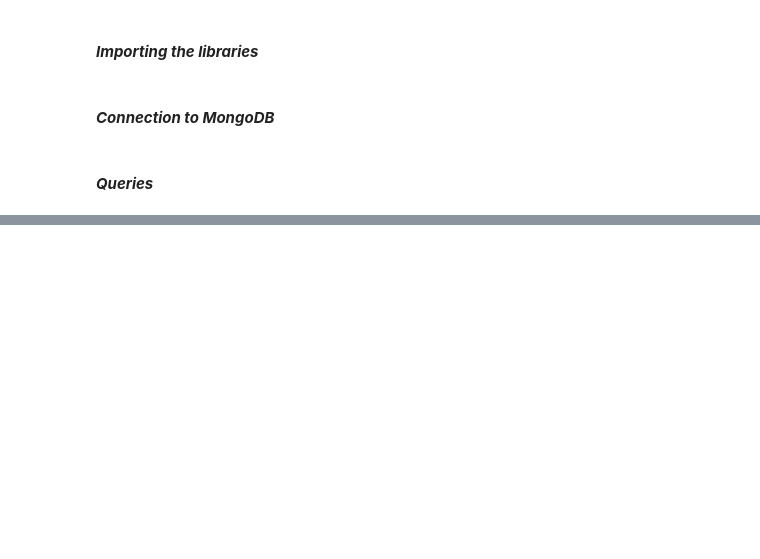
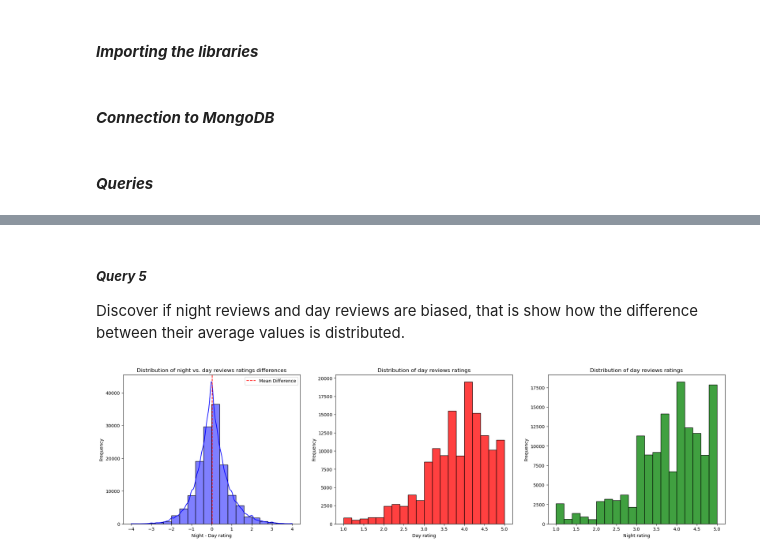
Before and after one commit to Vitali-Matteo/SMBUD-Project, a Jupyter notebook: Queries.ipynb, the cells around one changed output, grey strips where cells are left out. Drawn from its saved outputs; the diff is of its cells as text; code cells hidden in the pictures; blank space fills up the shorter version.

Commit message:
Implemented query 4 & 5

```diff
--- a/Queries.ipynb
+++ b/Queries.ipynb
@@ -199,0 +552,3 @@ localCompetition -0.017127     0.834322          1.000000
+# %% [markdown]
+##### ***Query 5***
+Discover if night reviews and day reviews are biased, that is show how the difference between their average values is distributed.
@@ -199,0 +628,35 @@ localCompetition -0.017127     0.834322          1.000000
+# %%
+#Merge the two DFs basing on "user_id" column
+df = pd.merge(day_reviews, night_reviews, on = "user_id", how = "inner")
+
+#Select a representative sample (users who have written at least 4 reviews in day hours and 2 in night hours)
+repr = df.where((df["num_day_reviews"] >= 4) &
+                (df["num_night_reviews"] >= 2))
+
+diff = repr["avg_day_ratings"] - repr["avg_night_ratings"]
+
+fig, axs = plt.subplots(1, 3, figsize = (24, 6))
+
+#Histogram for night - day reviews ratings
+sns.histplot(diff, kde = True, bins = 20, color = "blue", ax = axs[0])
+axs[0].axvline(diff.mean(), color = "red", linestyle = "--", label = "Mean Difference")
+axs[0].set_title("Distribution of night vs. day reviews ratings differences")
+axs[0].set_xlabel("Night - Day rating")
+axs[0].set_ylabel("Frequency")
+axs[0].legend()
+
+#Histogram for night - day reviews ratings
+sns.histplot(repr["avg_day_ratings"], color = "red", bins = 20, ax = axs[1])
+axs[1].set_title("Distribution of day reviews ratings")
+axs[1].set_xlabel("Day rating")
+axs[1].set_ylabel("Frequency")
+
+#Histogram for night - day reviews ratings
+sns.histplot(repr["avg_night_ratings"], color = "green", bins = 20, ax = axs[2])
+axs[2].set_title("Distribution of day reviews ratings")
+axs[2].set_xlabel("Night rating")
+axs[2].set_ylabel("Frequency")
+
+plt.show()
+# %% [output]
+[figure, added]
```
Also changed, not shown: parts of 21 cells of this notebook, 1 other file.
